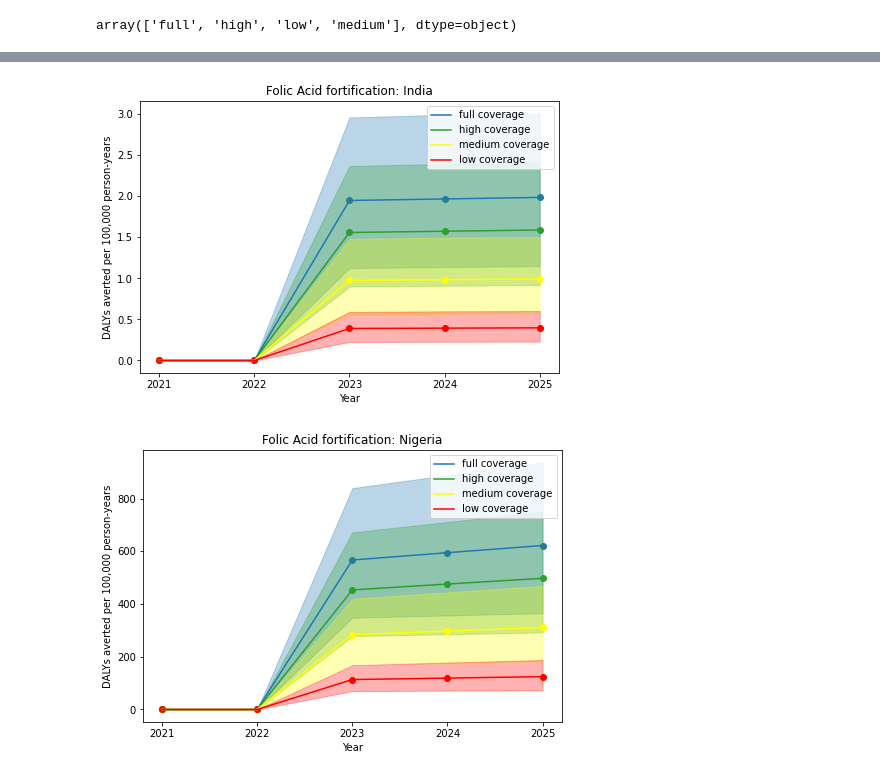
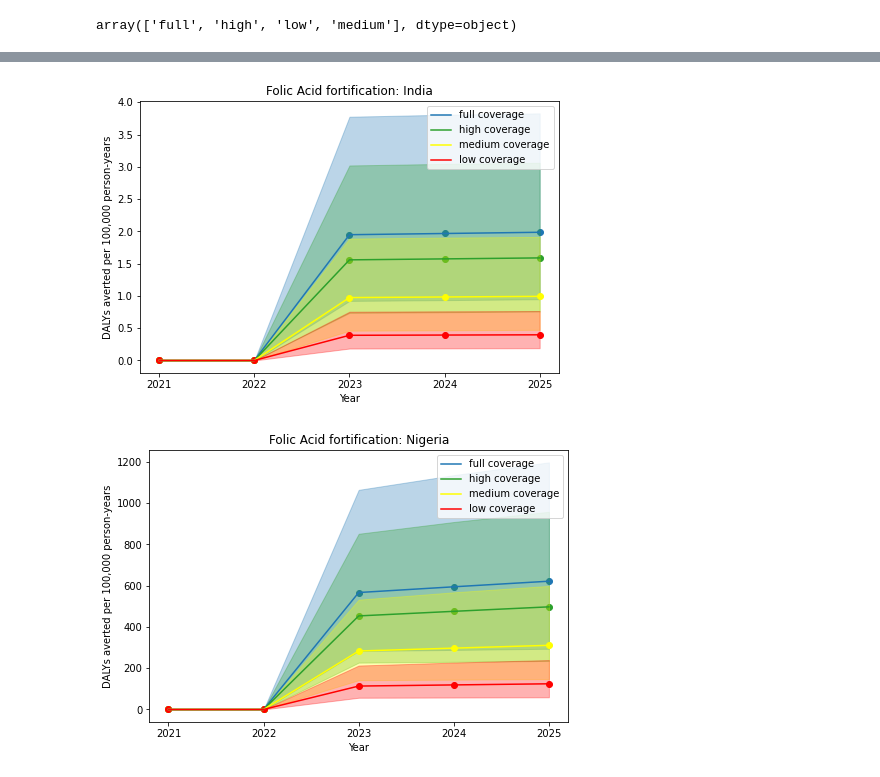
Before and after one commit to ihmeuw/vivarium_data_analysis, a Jupyter notebook: pre_processing/lsff_project/2021_02_16_folic_acid_multiplicative_model.ipynb, the cells around one changed output, grey strips where cells are left out. Drawn from its saved outputs; the diff is of its cells as text; code cells hidden in the pictures.

```diff
--- a/pre_processing/lsff_project/2021_02_16_folic_acid_multiplicative_model.ipynb
+++ b/pre_processing/lsff_project/2021_02_16_folic_acid_multiplicative_model.ipynb
@@ -303,10 +305,10 @@ dalys_averted_u5 = dalys_averted.groupby(['year_id', 'location_id', 'cause_id',
 # %%
 # collapse to summary stats
 dalys_averted_u5['mean_value'] = dalys_averted_u5[[f'draw_{i}' for i in range(1_000)]].mean(axis=1)
-dalys_averted_u5['p10'] = dalys_averted_u5[[f'draw_{i}' for i in range(1_000)]].quantile(.1, axis=1)
-dalys_averted_u5['p90'] = dalys_averted_u5[[f'draw_{i}' for i in range(1_000)]].quantile(.9, axis=1)
+dalys_averted_u5['p025'] = dalys_averted_u5[[f'draw_{i}' for i in range(1_000)]].quantile(.025, axis=1)
+dalys_averted_u5['p975'] = dalys_averted_u5[[f'draw_{i}' for i in range(1_000)]].quantile(.975, axis=1)
 
-dalys_averted_u5 = dalys_averted_u5[['mean_value','p10','p90']]
+dalys_averted_u5 = dalys_averted_u5[['mean_value','p025','p975']]
 # %%
 dalys_averted_u5 = dalys_averted_u5.reset_index()
 # %%
@@ -323,7 +325,7 @@ u5_pop = get_population(
 dalys_averted_u5 = dalys_averted_u5.merge(u5_pop[['location_id','population']], on = 'location_id', how = 'left')
 # %%
 dalys_averted_u5['mean_dalys_per_100_000py'] = dalys_averted_u5.mean_value / dalys_averted_u5.population * 100_000
-dalys_averted_u5['p10_dalys_per_100_000py'] = dalys_averted_u5.p10 / dalys_averted_u5.population * 100_000
-dalys_averted_u5['p90_dalys_per_100_000py'] = dalys_averted_u5.p90 / dalys_averted_u5.population * 100_000
+dalys_averted_u5['p025_dalys_per_100_000py'] = dalys_averted_u5.p025 / dalys_averted_u5.population * 100_000
+dalys_averted_u5['p975_dalys_per_100_000py'] = dalys_averted_u5.p975 / dalys_averted_u5.population * 100_000
 # %% [markdown]
 # viz results
@@ -378,37 +378,37 @@ def plot_dalys_averted_per_100_000py_by_country(save_path):
         163:"India",
         214:"Nigeria",
         205:"Côte d'Ivoire",
         190:"Uganda",
         189:"United Republic of Tanzania"
     }
     colors = {'full': 'tab:blue', 'high': 'tab:green', 'medium':'yellow', 'low': 'red'}
 
     for loc in [163,214]:
         fig, ax = plt.subplots(figsize=(7.5, 5))
         for level in ['full', 'high','medium','low']:
 
             plt.scatter(dalys_averted_u5[(dalys_averted_u5.location_id==loc) & (dalys_averted_u5.coverage_level==level)].year_id,
                        dalys_averted_u5[(dalys_averted_u5.location_id==loc) & (dalys_averted_u5.coverage_level==level)].mean_dalys_per_100_000py, color = colors[level])
             plt.plot(dalys_averted_u5[(dalys_averted_u5.location_id==loc) & (dalys_averted_u5.coverage_level==level)].year_id,
                        dalys_averted_u5[(dalys_averted_u5.location_id==loc) & (dalys_averted_u5.coverage_level==level)].mean_dalys_per_100_000py,  color = colors[level], label = f'{level} coverage')
             plt.fill_between(dalys_averted_u5[(dalys_averted_u5.location_id==loc) & (dalys_averted_u5.coverage_level==level)].year_id,
-                             dalys_averted_u5[(dalys_averted_u5.location_id==loc) & (dalys_averted_u5.coverage_level==level)].p90_dalys_per_100_000py,
-                             dalys_averted_u5[(dalys_averted_u5.location_id==loc) & (dalys_averted_u5.coverage_level==level)].p10_dalys_per_100_000py, alpha=0.3, color = colors[level])
+                             dalys_averted_u5[(dalys_averted_u5.location_id==loc) & (dalys_averted_u5.coverage_level==level)].p975_dalys_per_100_000py,
+                             dalys_averted_u5[(dalys_averted_u5.location_id==loc) & (dalys_averted_u5.coverage_level==level)].p025_dalys_per_100_000py, alpha=0.3, color = colors[level])
             plt.ylabel('DALYs averted per 100,000 person-years')
             plt.xlabel('Year')
             plt.title(f'Folic Acid fortification: {location_names[loc]}')
             plt.legend()
             plt.xticks([2021,2022,2023,2024,2025], [2021,2022,2023,2024,2025])
         pdf.savefig(fig)
 
     plt.show()
     pdf.close()
 
 save_path = '/ihme/homes/beatrixh/repos/scratch/test.pdf'
 plot_dalys_averted_per_100_000py_by_country(save_path)
 # %% [output]
-[figure, old version]
+[figure, new version]
-[figure, old version]
+[figure, new version]
 # %%
 def plot_dalys_averted(save_path):
     pdf = matplotlib.backends.backend_pdf.PdfPages(save_path)
```
Also changed, not shown: parts of 6 cells of this notebook.
